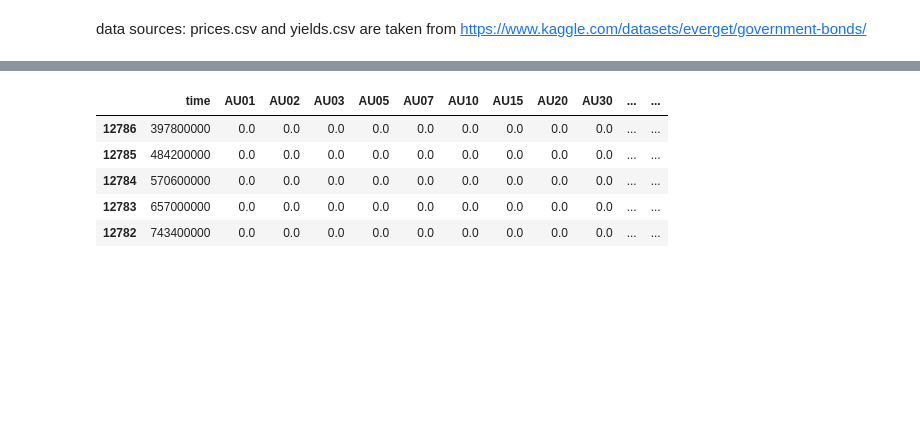
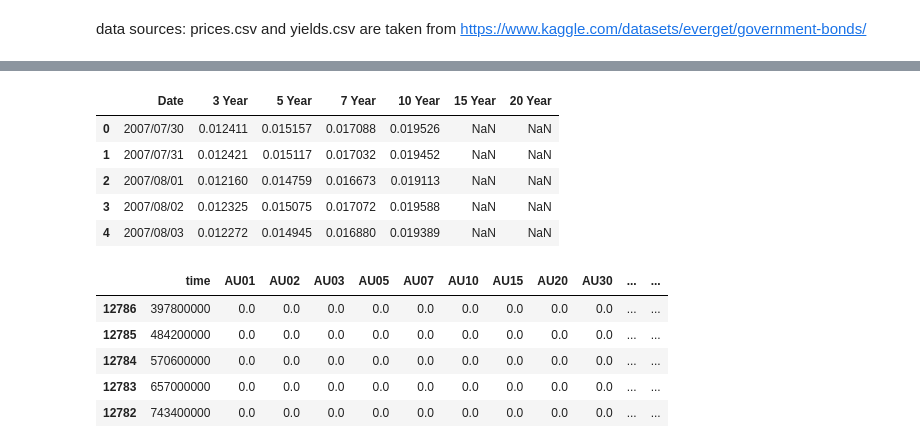
Before and after one commit to RussellzzZ/CausalInferenceDataScienceProject, a Jupyter notebook: data_project.ipynb, the cells around one changed output, grey strips where cells are left out. Cells and saved outputs as stored; diff of their text form; code cells hidden in the pictures; blank space fills up the shorter version.

```diff
--- a/data_project.ipynb
+++ b/data_project.ipynb
@@ -54,3 +90,15 @@ prices.csv and yields.csv are taken from https://www.kaggle.com/datasets/everget
+# %%
+kumamoto = pd.read_csv("data/Kumamoto.csv")
+kumamoto['Date'] = pd.to_datetime(kumamoto['Date'], unit='s')
+kumamoto['Date'] = kumamoto['Date'].dt.strftime('%Y/%m/%d')
+kumamoto.head()
+# %% [output]
+|  | Date | 3 Year | 5 Year | 7 Year | 10 Year | 15 Year | 20 Year |
+| 0 | 2007/07/30 | 0.012411 | 0.015157 | 0.017088 | 0.019526 | NaN | NaN |
+| 1 | 2007/07/31 | 0.012421 | 0.015117 | 0.017032 | 0.019452 | NaN | NaN |
+| 2 | 2007/08/01 | 0.012160 | 0.014759 | 0.016673 | 0.019113 | NaN | NaN |
+| 3 | 2007/08/02 | 0.012325 | 0.015075 | 0.017072 | 0.019588 | NaN | NaN |
+| 4 | 2007/08/03 | 0.012272 | 0.014945 | 0.016880 | 0.019389 | NaN | NaN |
 # %%
 # prices = pd.read_csv("data/prices.csv").sort_values(by='time', ascending=True)
 prices = pd.read_csv("data/prices.csv").sort_values(by='time', ascending=True)
```
Also changed, not shown: parts of 3 cells of this notebook, 8 other files.
